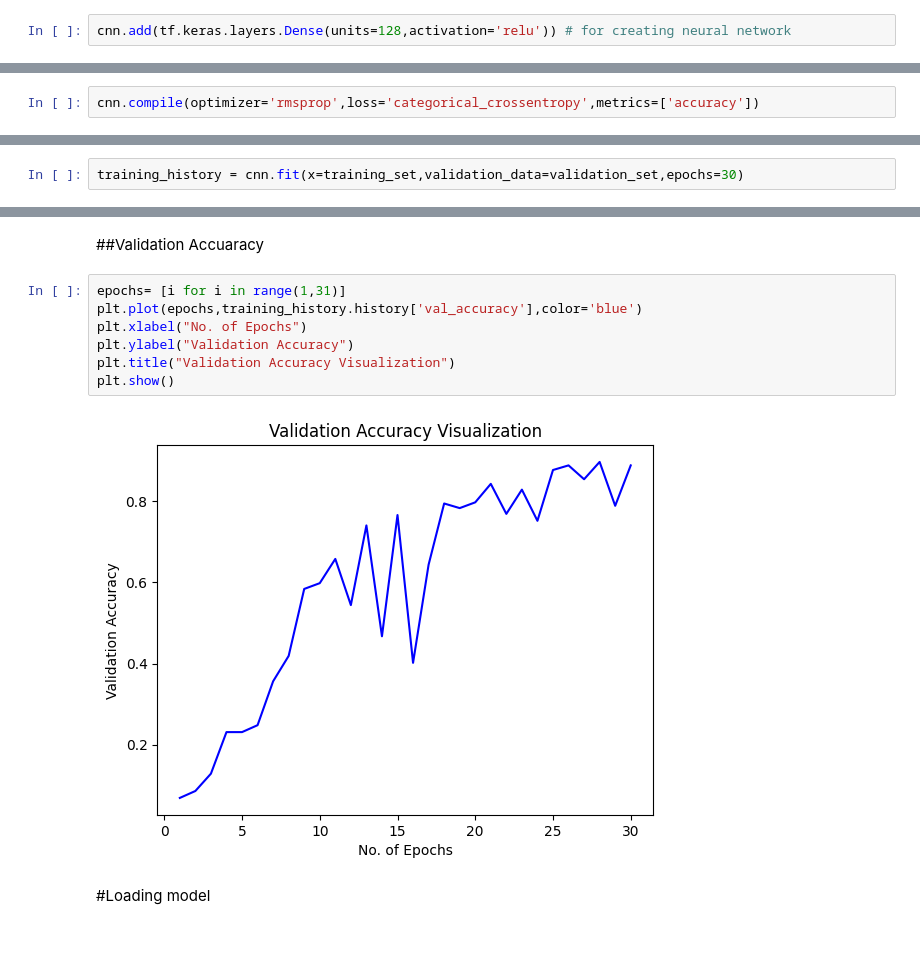
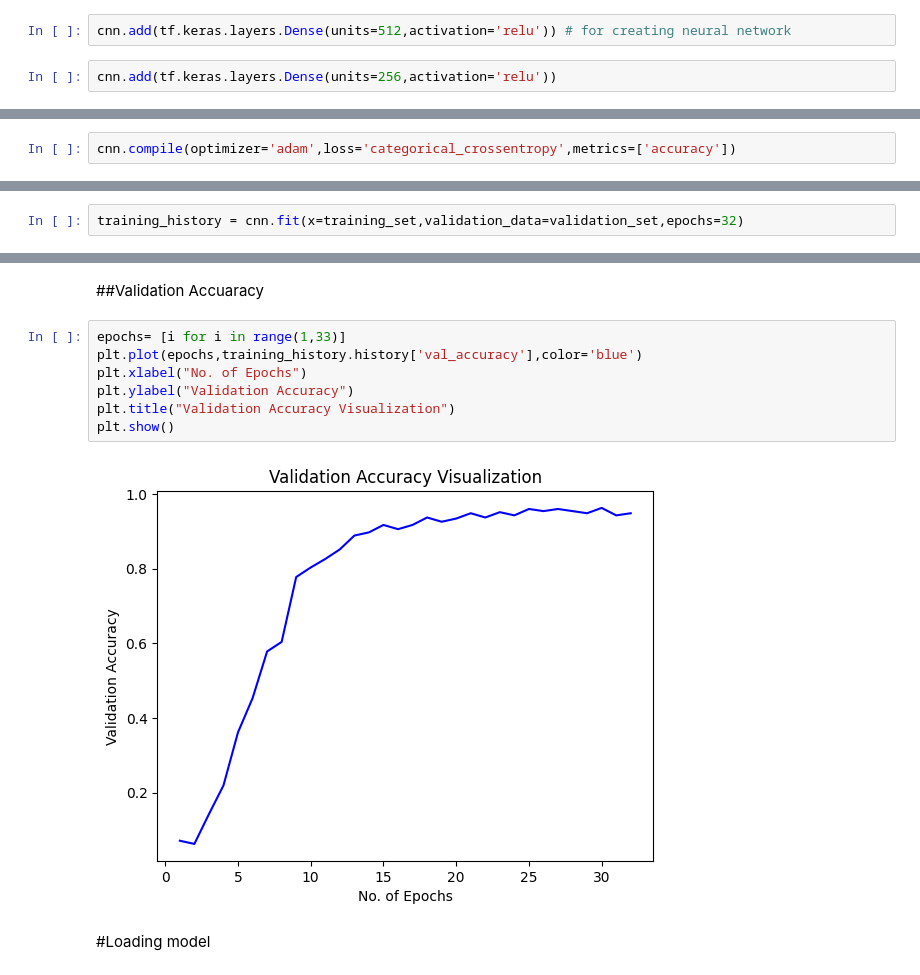
Before and after one commit to pathakharsh123/Fruit_and_vegetable_detection_system, a Jupyter notebook: Fruit_vegetable_detection_system.ipynb, the cells around one changed output, grey strips where cells are left out. Cells and saved outputs as stored; diff of their text form; blank space fills up the shorter version.

Commit message:
model accuracy increased from 81% to 92%

```diff
--- a/Fruit_vegetable_detection_system.ipynb
+++ b/Fruit_vegetable_detection_system.ipynb
@@ -74,4 +95,6 @@ cnn.add(tf.keras.layers.Dropout(0.5)) # to avoid overfitting
 # %%
 cnn.add(tf.keras.layers.Flatten()) # flattening process-flattening our 2x2 matrix
 # %%
-cnn.add(tf.keras.layers.Dense(units=128,activation='relu')) # for creating neural network
+cnn.add(tf.keras.layers.Dense(units=512,activation='relu')) # for creating neural network
+# %%
+cnn.add(tf.keras.layers.Dense(units=256,activation='relu'))
@@ -81,4 +106,4 @@ cnn.add(tf.keras.layers.Dense(units=36,activation='softmax'))
 # %% [markdown]
 #compiling and training Phase
 # %%
-cnn.compile(optimizer='rmsprop',loss='categorical_crossentropy',metrics=['accuracy'])
+cnn.compile(optimizer='adam',loss='categorical_crossentropy',metrics=['accuracy'])
@@ -85,3 +130,3 @@ cnn.compile(optimizer='rmsprop',loss='categorical_crossentropy',metrics=['accura
 # %%
-training_history = cnn.fit(x=training_set,validation_data=validation_set,epochs=30)
+training_history = cnn.fit(x=training_set,validation_data=validation_set,epochs=32)
 # %% [output]
@@ -141,14 +202,14 @@ plt.show()
 # %% [markdown]
 ##Validation Accuaracy
 # %%
-epochs= [i for i in range(1,31)]
+epochs= [i for i in range(1,33)]
 plt.plot(epochs,training_history.history['val_accuracy'],color='blue')
 plt.xlabel("No. of Epochs")
 plt.ylabel("Validation Accuracy")
 plt.title("Validation Accuracy Visualization")
 plt.show()
 # %% [output]
-[figure, old version]
+[figure, new version]
 # %% [markdown]
 #Loading model
 # %%
```
Also changed, not shown: parts of 18 cells of this notebook.
